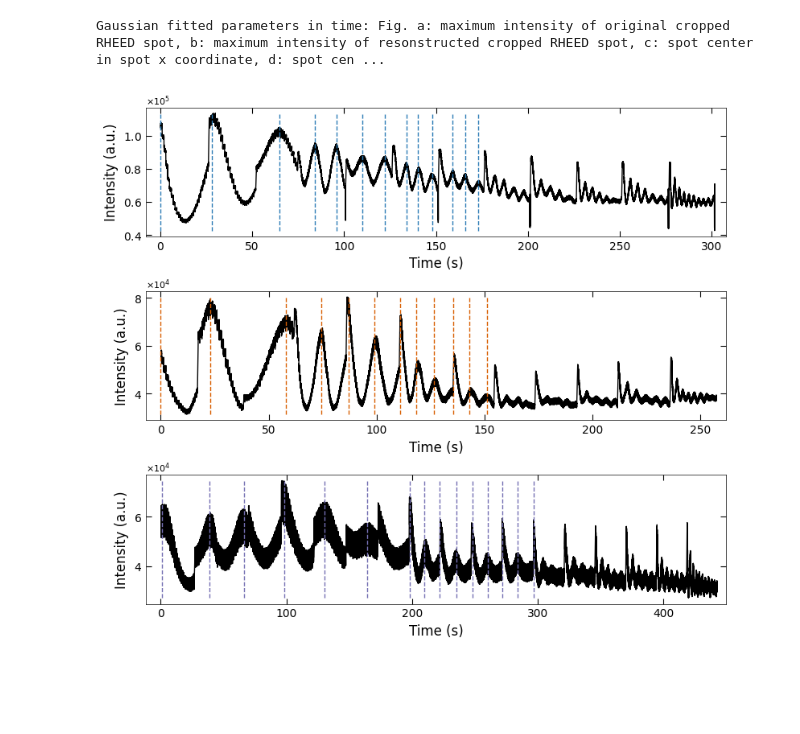
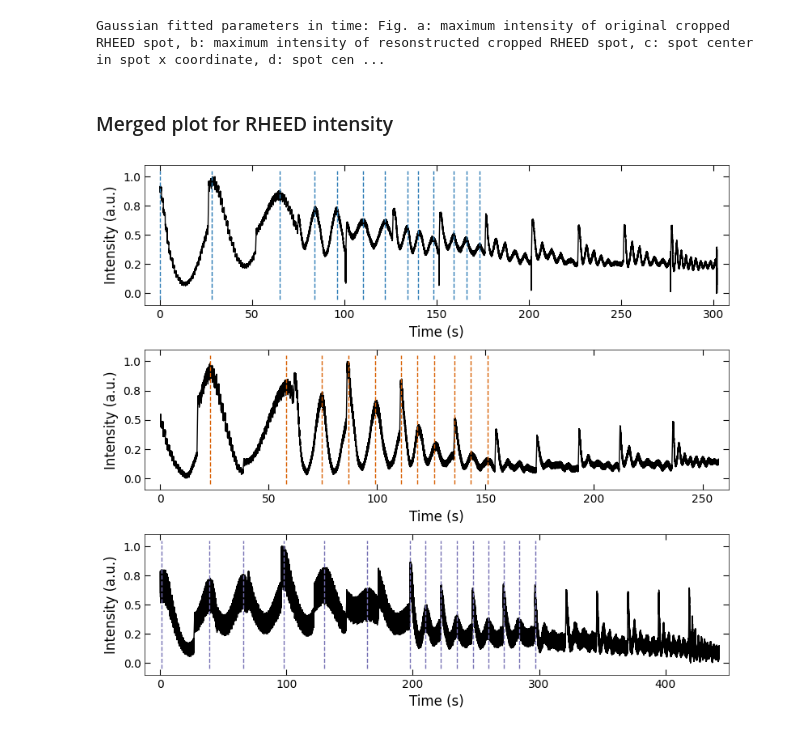
Before and after one commit to yig319/m3_learning, a Jupyter notebook: m3_learning/papers/2023_RHEED_PLD_SrTiO3/3_RHEED_metrics-details.ipynb, the cells around one changed output. Cells and saved outputs as stored; diff of their text form; code cells hidden in the pictures; blank space fills up the shorter version.

Commit message:
update notebook for STO RHEED paper

```diff
--- a/m3_learning/papers/2023_RHEED_PLD_SrTiO3/3_RHEED_metrics-details.ipynb
+++ b/m3_learning/papers/2023_RHEED_PLD_SrTiO3/3_RHEED_metrics-details.ipynb
@@ -415,6 +436,8 @@ D3_para.viz_RHEED_parameter_trend(growth_list, spot='spot_2', filename=True, pri
 ../Figures/1.Fit_RHEED_spot/RHEED_untreated_162nm_spot_2_metrics.png
 [figure]
 Gaussian fitted parameters in time: Fig. a: maximum intensity of original cropped RHEED spot, b: maximum intensity of resonstructed cropped RHEED spot, c: spot center in spot x coordinate, d: spot cen ...
+# %% [markdown]
+### Merged plot for RHEED intensity
 # %%
 x_all_list, y_all_list = [], []
 
@@ -437,29 +460,37 @@ y_all_list.append(y_all)
 # %%
 color_blue = (44/255,123/255,182/255)
 color_orange = (217/255,95/255,2/255)
 color_purple = (117/255,112/255,179/255)
 three_colors = [color_blue, color_orange, color_purple]
+y_max_list, y_min_list = [], []
 
 dashed_lines_x_1 = [0, 28, 65, 84, 96, 110, 122, 134, 140, 148, 159, 166, 173,
                     # 182, 187, 192, 197, 207.5, 212, 216.5, 222.5,
                     # 227, 231.5, 235, 238.5, 243, 247, 251.5, 255.5, 259.5, 264, 268, 272, 276,
                     ]
-dashed_lines_x_2 = [0, 23, 58, 74.5, 87, 99, 111, 118.5, 126.5, 135.5, 143, 151]
+dashed_lines_x_2 = [23, 58, 74.5, 87, 99, 111, 118.5, 126.5, 135.5, 143, 151]
 dashed_lines_x_3 = [1, 39, 66, 98, 130, 164, 198, 210, 222, 235, 248, 260, 272, 284, 297]
 dashed_lines_x_list = [dashed_lines_x_1, dashed_lines_x_2, dashed_lines_x_3]
 xlim_list = [(-8, 308), (-7, 262), (-12, 450)]
 fig, axes = layout_fig(graph=3, mod=1, figsize=(8, 7), layout='tight')
 for ax, x_all, y_all, color, dashed_lines_x, xlim in zip(axes, x_all_list, y_all_list, three_colors, dashed_lines_x_list, xlim_list):
+
+    # normalize the intensity
+    y_min_list.append(np.min(y_all))
+    y_max_list.append(np.max(y_all))
+    y_all = NormalizeData(y_all, lb=np.min(y_all), ub=np.max(y_all))
+
     ax.plot(x_all, y_all, color='black', linewidth=1)
     for x in dashed_lines_x:
-        ax.plot([x, x], [np.min(y_all-10), np.max(y_all+10)], linestyle='--', linewidth=1, color=color)
+        ax.plot([x, x], [np.min(y_all-0.05), np.max(y_all+0.05)], linestyle='--', linewidth=1, color=color)
     ax.set_xlim(xlim)
-    Viz.set_labels(ax, xlabel='Time (s)', ylabel='Intensity (a.u.)', yaxis_style='sci')
+    ax.set_ylim(-0.1, 1.1)
+    Viz.set_labels(ax, xlabel='Time (s)', ylabel='Intensity (a.u.)', yaxis_style='float')
 
 plt.savefig('../Figures/1.Fit_RHEED_spot/summarized_spot_2_sum.png', dpi=600, bbox_inches='tight', transparent=True)
 plt.show()
 # %% [output]
-[figure, old version]
+[figure, new version]
 # %%
 x_all_list, y_all_list = [], []
 
```
Also changed, not shown: parts of 6 cells of this notebook, 14 other files.
